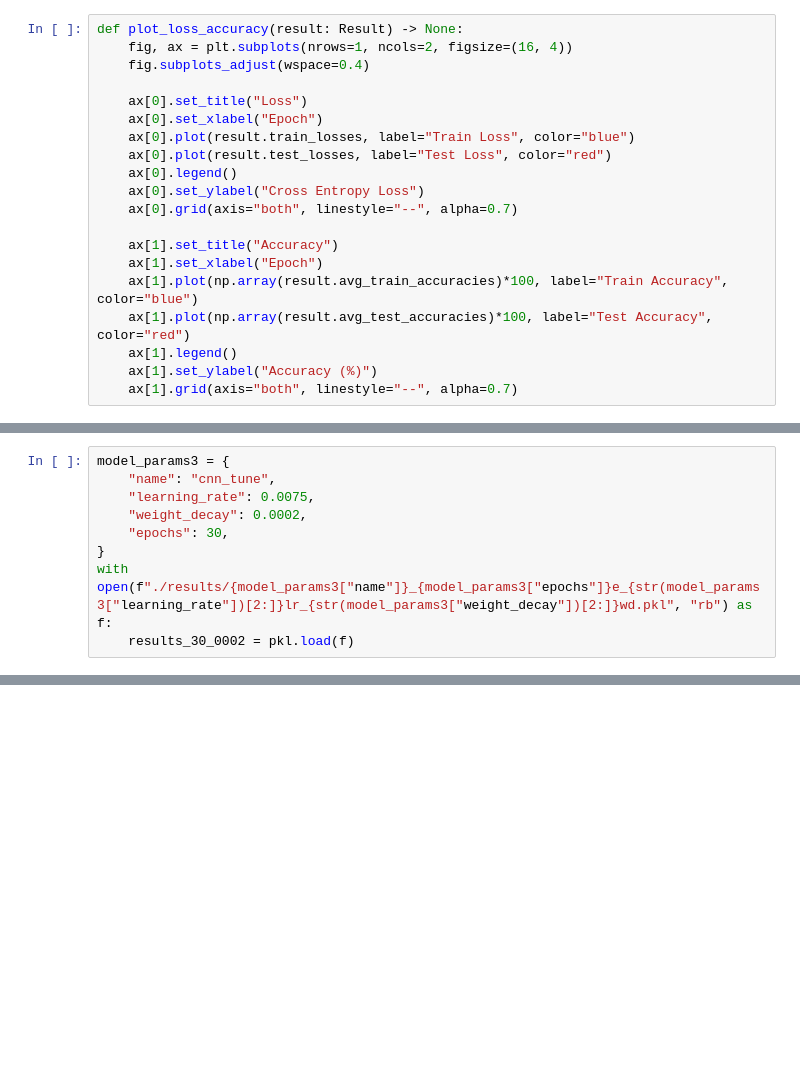
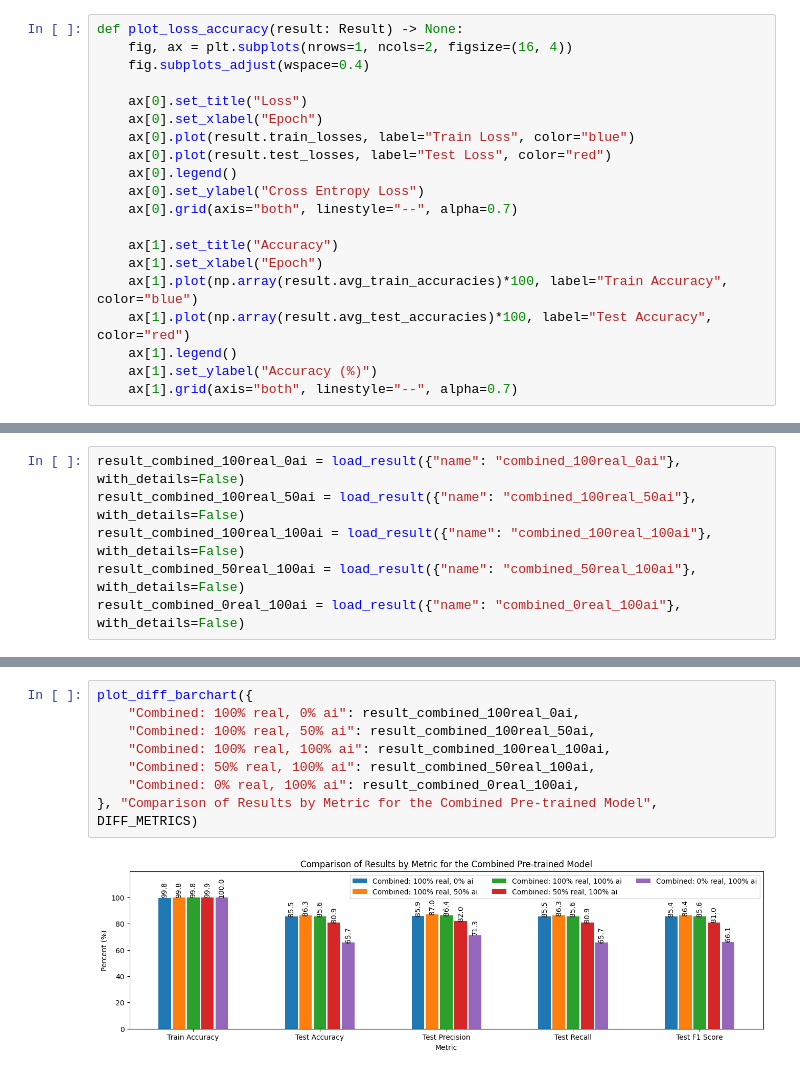
Before and after one commit to overchuki/csci-5922-final-project, a Jupyter notebook: plot.ipynb, the cells around one changed output, grey strips where cells are left out. Cells and saved outputs as stored; diff of their text form; blank space fills up the shorter version.

```diff
--- a/plot.ipynb
+++ b/plot.ipynb
@@ -168,9 +152,0 @@ with open(f"./results/{model_params2["name"]}_{model_params2["epochs"]}e_{str(mo
-# %%
-model_params3 = {
-    "name": "cnn_tune",
-    "learning_rate": 0.0075,
-    "weight_decay": 0.0002,
-    "epochs": 30,
-}
-with open(f"./results/{model_params3["name"]}_{model_params3["epochs"]}e_{str(model_params3["learning_rate"])[2:]}lr_{str(model_params3["weight_decay"])[2:]}wd.pkl", "rb") as f:
-    results_30_0002 = pkl.load(f)
@@ -195 +172,7 @@ with open(f"./results/{model_params3["name"]}_{model_params3["epochs"]}e_{str(mo
+# %%
+result_combined_100real_0ai = load_result({"name": "combined_100real_0ai"}, with_details=False)
+result_combined_100real_50ai = load_result({"name": "combined_100real_50ai"}, with_details=False)
+result_combined_100real_100ai = load_result({"name": "combined_100real_100ai"}, with_details=False)
+result_combined_50real_100ai = load_result({"name": "combined_50real_100ai"}, with_details=False)
+result_combined_0real_100ai = load_result({"name": "combined_0real_100ai"}, with_details=False)
 # %%
@@ -224,0 +252,10 @@ plot_diff_barchart({
+# %%
+plot_diff_barchart({
+    "Combined: 100% real, 0% ai": result_combined_100real_0ai,
+    "Combined: 100% real, 50% ai": result_combined_100real_50ai,
+    "Combined: 100% real, 100% ai": result_combined_100real_100ai,
+    "Combined: 50% real, 100% ai": result_combined_50real_100ai,
+    "Combined: 0% real, 100% ai": result_combined_0real_100ai,
+}, "Comparison of Results by Metric for the Combined Pre-trained Model", DIFF_METRICS)
+# %% [output]
+[figure, added]
```
Also changed, not shown: parts of 17 cells of this notebook, 15 other files.
